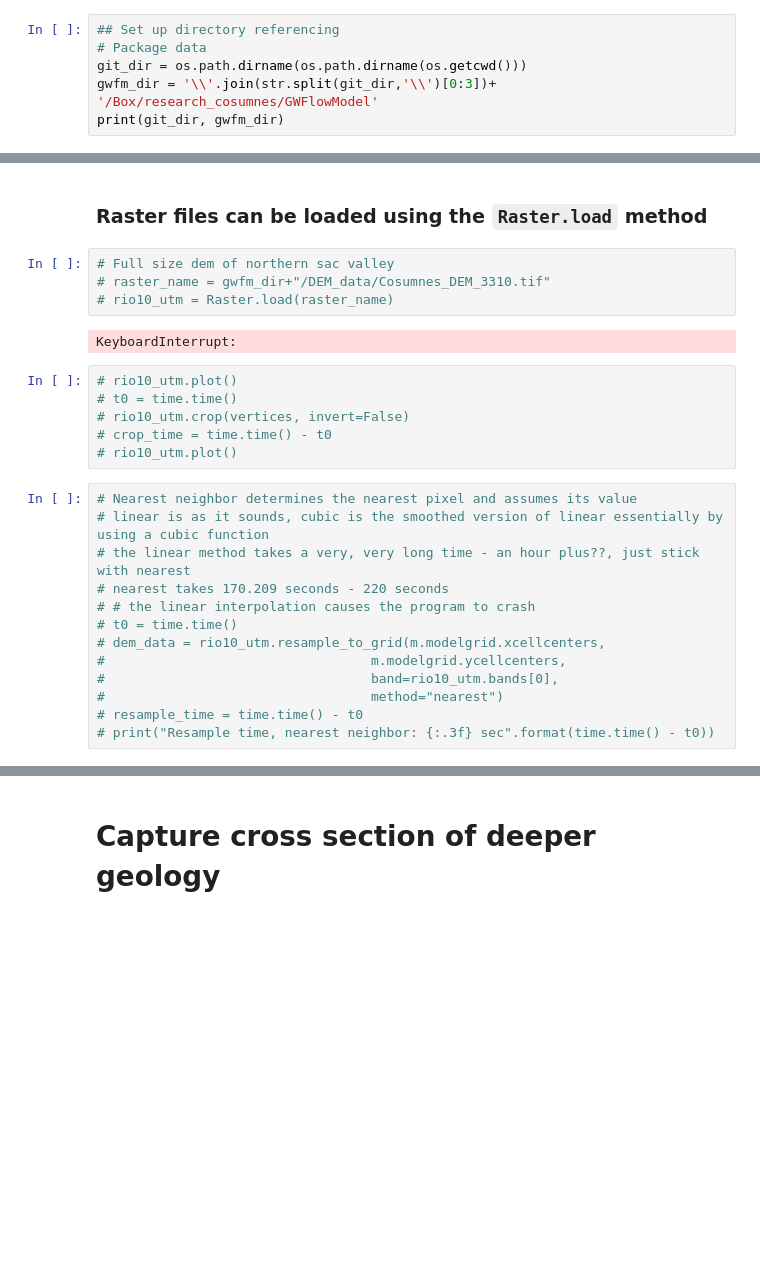
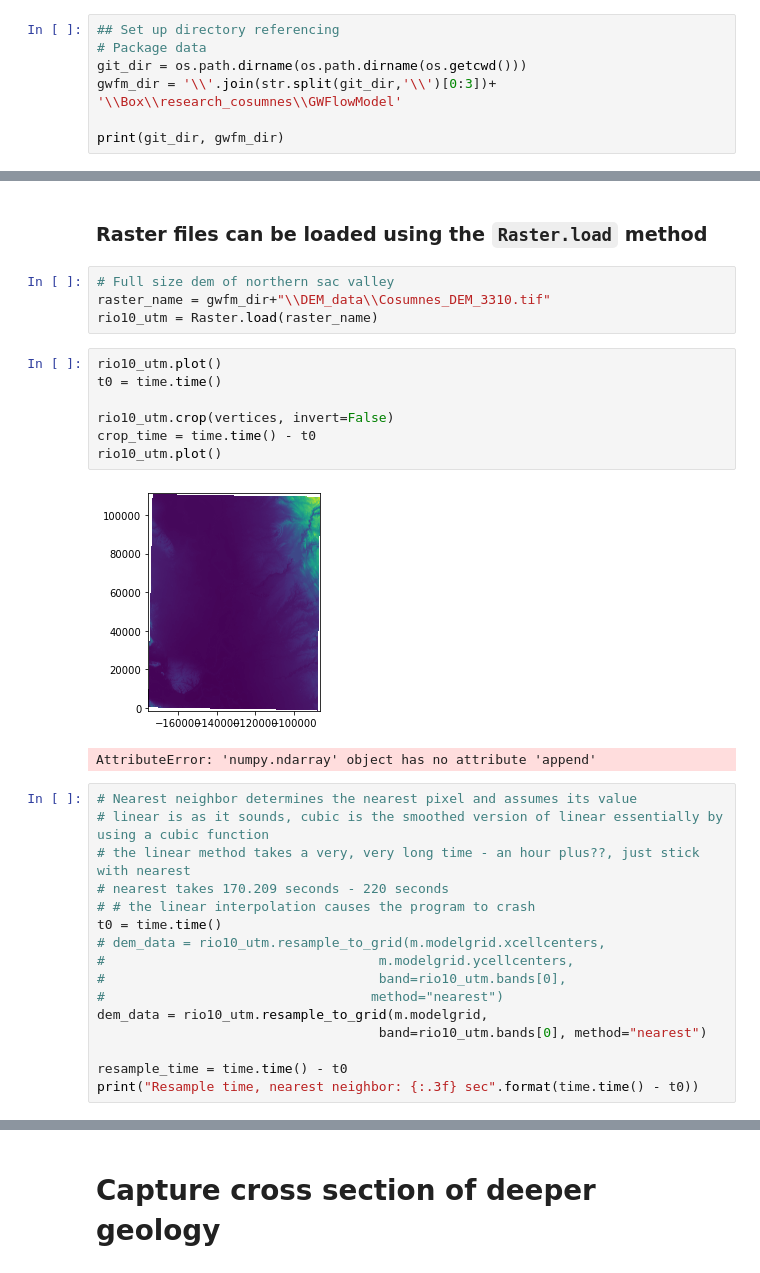
Before and after one commit to andrewcalderwood/CosumnesRiverRecharge, a Jupyter notebook: modflow_development/RIV_Regional/WEL_RIV_RCH_GHB_tprogs.ipynb, the cells around one changed output, grey strips where cells are left out. Cells and saved outputs as stored; diff of their text form; blank space fills up the shorter version.

```diff
--- a/modflow_development/RIV_Regional/WEL_RIV_RCH_GHB_tprogs.ipynb
+++ b/modflow_development/RIV_Regional/WEL_RIV_RCH_GHB_tprogs.ipynb
@@ -99,6 +99,7 @@ proj4_str='+proj=utm +zone=10 +ellps=WGS84 +datum=WGS84 +units=m +no_defs '
 ## Set up directory referencing
 # Package data
 git_dir = os.path.dirname(os.path.dirname(os.getcwd()))
-gwfm_dir = '\\'.join(str.split(git_dir,'\\')[0:3])+ '/Box/research_cosumnes/GWFlowModel'
+gwfm_dir = '\\'.join(str.split(git_dir,'\\')[0:3])+ '\\Box\\research_cosumnes\\GWFlowModel'
+
 print(git_dir, gwfm_dir)
 # %% [output]
@@ -212,26 +223,31 @@ geoms = Polygon(vertices)
 ### Raster files can be loaded using the `Raster.load` method
 # %%
 # Full size dem of northern sac valley
-# raster_name = gwfm_dir+"/DEM_data/Cosumnes_DEM_3310.tif"
-# rio10_utm = Raster.load(raster_name)
+raster_name = gwfm_dir+"\\DEM_data\\Cosumnes_DEM_3310.tif"
+rio10_utm = Raster.load(raster_name)
-# %% [output]
-KeyboardInterrupt:
 # %%
-# rio10_utm.plot()
-# t0 = time.time()
-# rio10_utm.crop(vertices, invert=False)
-# crop_time = time.time() - t0
-# rio10_utm.plot()
+rio10_utm.plot()
+t0 = time.time()
+
+rio10_utm.crop(vertices, invert=False)
+crop_time = time.time() - t0
+rio10_utm.plot()
+# %% [output]
+[figure, added]
+AttributeError: 'numpy.ndarray' object has no attribute 'append'
 # %%
 # Nearest neighbor determines the nearest pixel and assumes its value
 # linear is as it sounds, cubic is the smoothed version of linear essentially by using a cubic function
 # the linear method takes a very, very long time - an hour plus??, just stick with nearest
 # nearest takes 170.209 seconds - 220 seconds
 # # the linear interpolation causes the program to crash
-# t0 = time.time()
+t0 = time.time()
 # dem_data = rio10_utm.resample_to_grid(m.modelgrid.xcellcenters,
-#                                  m.modelgrid.ycellcenters,
-#                                  band=rio10_utm.bands[0],
+#                                   m.modelgrid.ycellcenters,
+#                                   band=rio10_utm.bands[0],
 #                                  method="nearest")
-# resample_time = time.time() - t0
-# print("Resample time, nearest neighbor: {:.3f} sec".format(time.time() - t0))
+dem_data = rio10_utm.resample_to_grid(m.modelgrid,
+                                    band=rio10_utm.bands[0], method="nearest")
+
+resample_time = time.time() - t0
+print("Resample time, nearest neighbor: {:.3f} sec".format(time.time() - t0))
```
Also changed, not shown: parts of 19 cells of this notebook.
